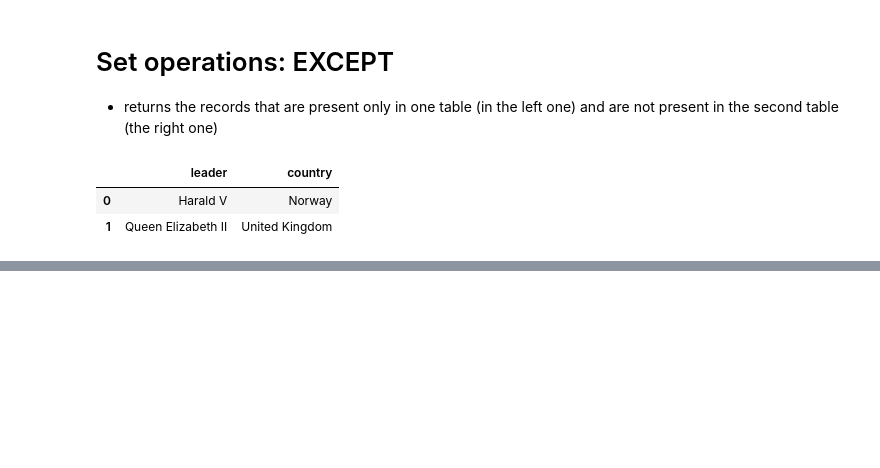
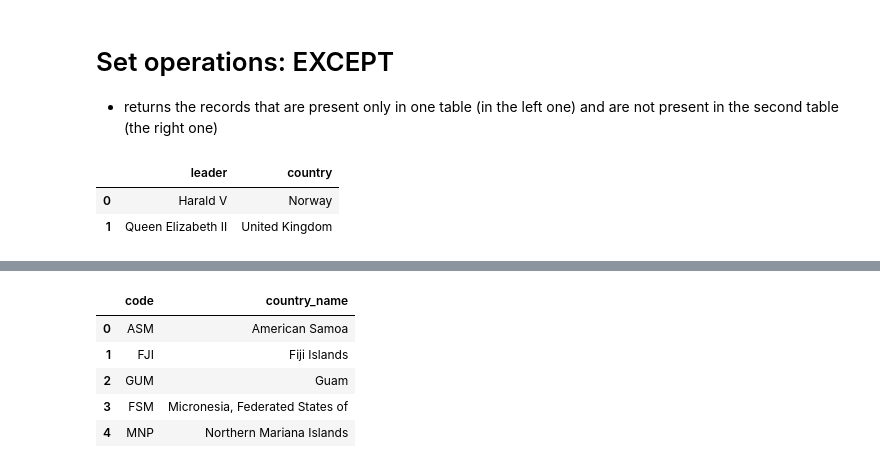
Before and after one commit to Cooleekova/data_engineering, a Jupyter notebook: SQL/Joining_data_in_SQL.ipynb, the cells around one changed output, grey strips where cells are left out. Cells and saved outputs as stored; diff of their text form; code cells hidden in the pictures; blank space fills up the shorter version.

```diff
--- a/SQL/Joining_data_in_SQL.ipynb
+++ b/SQL/Joining_data_in_SQL.ipynb
@@ -521,0 +557,23 @@ pd.read_sql("""SELECT monarch AS leader, country
+# %%
+# you are interested in identifying currencies of Oceanian countries.
+# You have written the INNER JOIN, which returns 15 records.
+# Now, you want to ensure that all Oceanian countries from the countries table are included in this result
+
+pd.read_sql("""SELECT code, country_name
+               FROM countries
+               WHERE continent = 'Oceania'
+               AND code NOT IN
+                   (SELECT code
+                   FROM currencies)
+               ;""",
+            con)
+
+
+# Your anti join determined which five out of 19 countries have no information about currency.
+# %% [output]
+|  | code | country_name |
+| 0 | ASM | American Samoa |
+| 1 | FJI | Fiji Islands |
+| 2 | GUM | Guam |
+| 3 | FSM | Micronesia, Federated States of |
+| 4 | MNP | Northern Mariana Islands |
```
Also changed, not shown: parts of 2 cells of this notebook.
